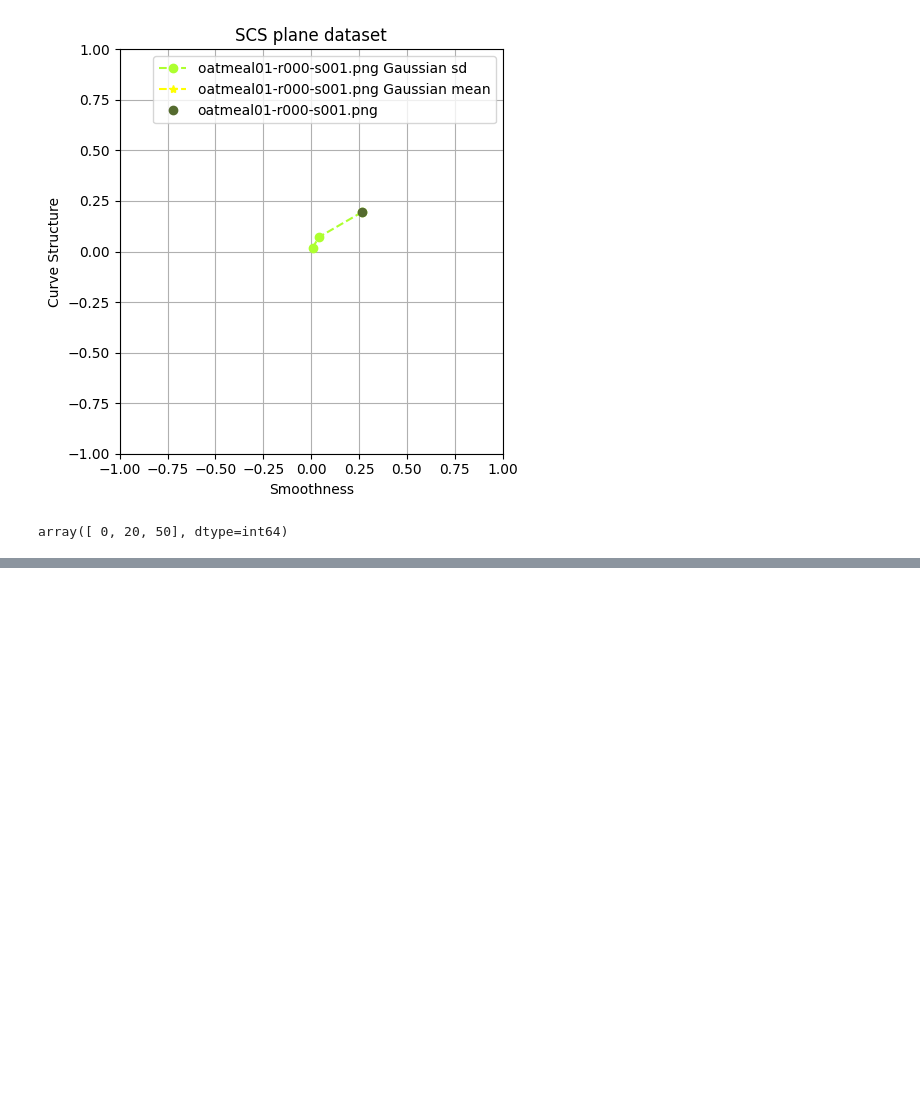
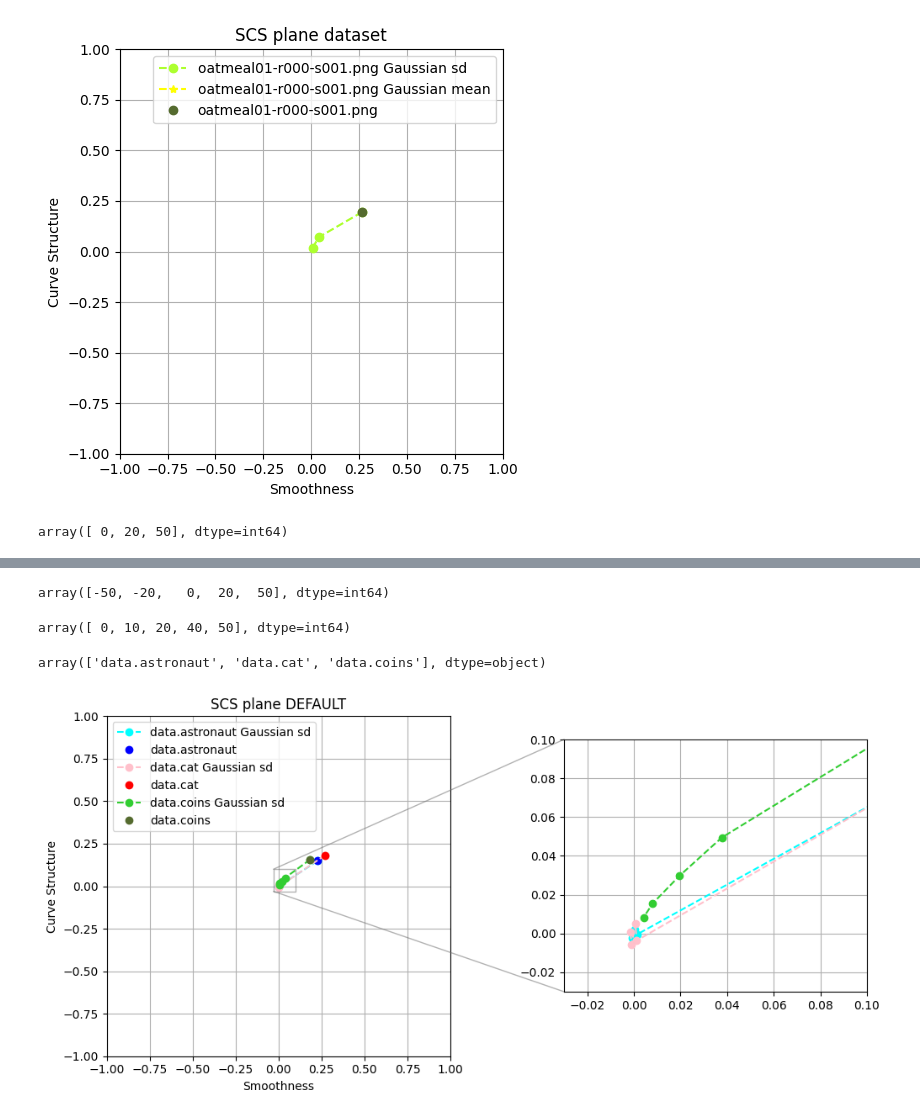
Before and after one commit to alvaroalbuquerque/SCS_plane_study, a Jupyter notebook: noise_analysis_q0_gaussian.ipynb, the cells around one changed output, grey strips where cells are left out. Saved outputs shown, nothing was run; the diff lists cells and outputs as text; code cells hidden in the pictures; blank space fills up the shorter version.

```diff
--- a/noise_analysis_q0_gaussian.ipynb
+++ b/noise_analysis_q0_gaussian.ipynb
@@ -439,0 +449,3 @@ plt.show()
+# %%
+skimage_data = pd.read_csv(f"results/noise_analysis/gaussian/gaussian_analysis_skimage.csv")
+skimage_data.head(10)
@@ -439,0 +464,72 @@ plt.show()
+# %%
+skimage_data['mean_value'].unique()
+# %% [output]
+array([-50, -20,   0,  20,  50], dtype=int64)
+# %%
+skimage_data['sd_value'].unique()
+# %% [output]
+array([ 0, 10, 20, 40, 50], dtype=int64)
+# %%
+skimage_data['image_name'].unique()
+# %% [output]
+array(['data.astronaut', 'data.cat', 'data.coins'], dtype=object)
+# %%
+figname_to_color = {
+    'data.astronaut': 'blue',
+    'data.astronaut_noise_sd': 'cyan',
+    'data.astronaut_noise_mean': 'darkviolet',
+    'data.cat': 'red',
+    'data.cat_noise_sd': 'pink',
+    'data.cat_noise_mean': 'sienna',
+    'data.coins': 'darkolivegreen',
+    'data.coins_noise_sd': 'limegreen',
+    'data.coins_noise_mean': 'yellow'
+}
+unique_skimage_images = skimage_data['image_name'].unique()
+
+fig, ax_main =plt.subplots(figsize=(6, 5))
+axins = plt.axes([1.05, 0.27, 0.6, 0.6])
+
+for i, imageName in enumerate(unique_skimage_images):
+    # Filter DataFrame for the current imageName
+    df_data_filtered = skimage_data[(skimage_data['image_name'] == imageName)]
+    # get data varying sd and setting mean as 0
+    df_noised_sd = df_data_filtered[df_data_filtered['mean_value'] == 0]
+    ax_main.plot(df_noised_sd['Smoothness'], df_noised_sd['Curve structure'], 'ok--', c=figname_to_color[f"{imageName}_noise_sd"], label=f"{imageName} Gaussian sd")
+    axins.plot(df_noised_sd['Smoothness'], df_noised_sd['Curve structure'], 'ok--', c=figname_to_color[f"{imageName}_noise_sd"], label=f"{imageName} Gaussian sd")
+    # get data varying mean and setting sd as 0
+    # df_noised_mean = df_data_filtered[df_data_filtered['sd_value'] == 0]
+    # ax_main.plot(df_noised_mean['Smoothness'], df_noised_mean['Curve structure'], '*k--', c=figname_to_color[f"{imageName}_noise_mean"], label=f"{imageName} Gaussian mean")
+    # axins.plot(df_noised_mean['Smoothness'], df_noised_mean['Curve structure'], '*k--', c=figname_to_color[f"{imageName}_noise_mean"], label=f"{imageName} Gaussian mean")
+
+    # Get the original data (no noise)
+    df_no_noise = df_data_filtered[(df_data_filtered['sd_value'] == 0) & (df_data_filtered['mean_value'] == 0)]
+    # plot it
+    ax_main.plot(df_no_noise['Smoothness'], df_no_noise['Curve structure'], 'o', c=figname_to_color[imageName], label=f"{imageName}")
+    axins.plot(df_no_noise['Smoothness'], df_no_noise['Curve structure'], 'o', c=figname_to_color[imageName], label=f"{imageName}")
+                                    # & (default_data['sd_value'] == 0) & (default_data['mean_value'] == 0)]
+    # Create scatter plot for Smoothness vs. Curve structure, colored by q
+    # scatter = plt.scatter(df_data_filtered['Smoothness'], df_data_filtered['Curve structure'], c=figname_to_color[imageName])
+
+# Set title and labels for the subplot
+ax_main.set_title(f'SCS plane DEFAULT')
+ax_main.set_xlabel('Smoothness')
+ax_main.set_ylabel('Curve Structure')
+ax_main.set_xlim([-1, 1])
+ax_main.set_ylim([-1, 1])
+ax_main.grid(True)
+ax_main.legend()
+
+x1, x2, y1, y2 = -0.03, 0.1, -0.03, 0.1
+axins.set_xlim(x1, x2)
+axins.set_ylim(y1, y2)
+axins.grid(True)
+ax_main.indicate_inset_zoom(axins, edgecolor = '0.4')
+# Adjust layout to prevent overlap
+plt.tight_layout()
+# Save
+# plt.savefig(f'results/noise_analysis/gaussian/planes/test.png', bbox_inches='tight')
+# Show the plot
+plt.show()
+# %% [output]
+[figure, added]
```
Also changed, not shown: parts of 8 cells of this notebook, 1 other file.
